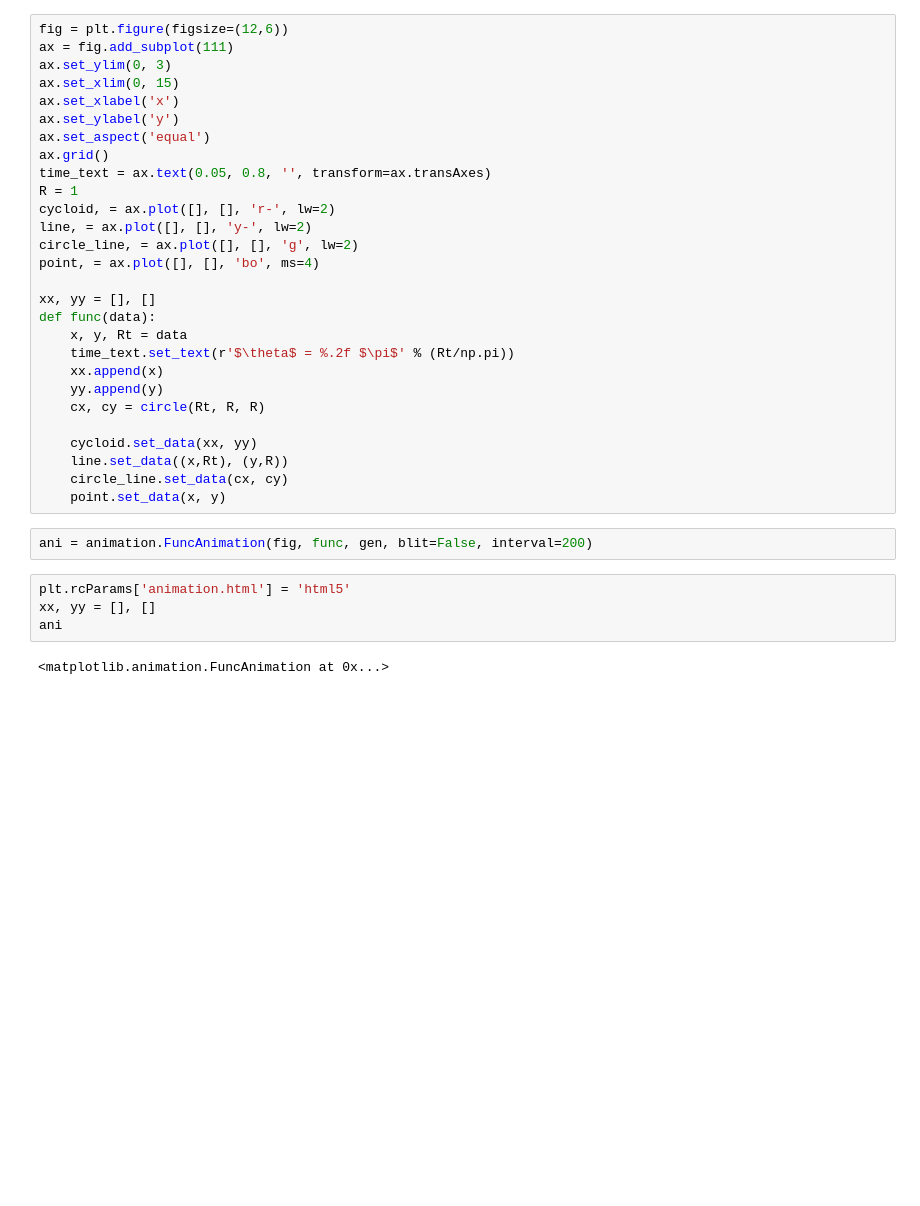
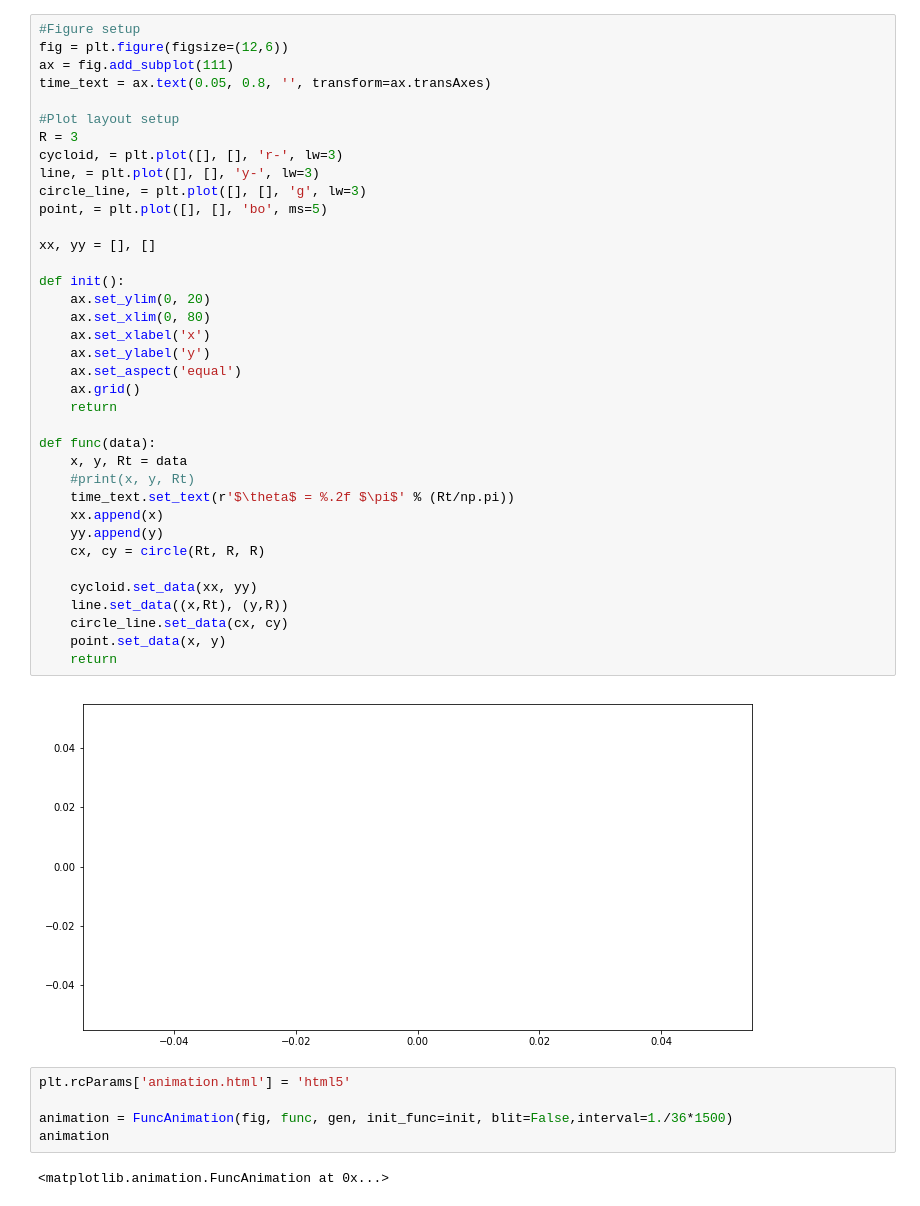
Before and after one commit to c-hebert/MecaDRIL, a Jupyter notebook: 01-Cinematique/Cycloid.ipynb, the cells around one changed output. Saved outputs shown, nothing was run; the diff lists cells and outputs as text; blank space fills up the shorter version.

Commit message:
end of polar and cycloid frames update

```diff
--- a/01-Cinematique/Cycloid.ipynb
+++ b/01-Cinematique/Cycloid.ipynb
@@ -20,37 +20,47 @@ def gen():
         yield R*(theta-np.sin(theta)), R*(1-np.cos(theta)), R*theta
 # %%
+#Figure setup
 fig = plt.figure(figsize=(12,6))
 ax = fig.add_subplot(111)
-ax.set_ylim(0, 3)
-ax.set_xlim(0, 15)
-ax.set_xlabel('x')
-ax.set_ylabel('y')
-ax.set_aspect('equal')
-ax.grid()
 time_text = ax.text(0.05, 0.8, '', transform=ax.transAxes)
-R = 1
-cycloid, = ax.plot([], [], 'r-', lw=2)
-line, = ax.plot([], [], 'y-', lw=2)
-circle_line, = ax.plot([], [], 'g', lw=2)
-point, = ax.plot([], [], 'bo', ms=4)
+
+#Plot layout setup
+R = 3
+cycloid, = plt.plot([], [], 'r-', lw=3)
+line, = plt.plot([], [], 'y-', lw=3)
+circle_line, = plt.plot([], [], 'g', lw=3)
+point, = plt.plot([], [], 'bo', ms=5)
 
 xx, yy = [], []
+
+def init():
+    ax.set_ylim(0, 20)
+    ax.set_xlim(0, 80)
+    ax.set_xlabel('x')
+    ax.set_ylabel('y')
+    ax.set_aspect('equal')
+    ax.grid()
+    return
+
 def func(data):
     x, y, Rt = data
+    #print(x, y, Rt)
     time_text.set_text(r'$\theta$ = %.2f $\pi$' % (Rt/np.pi))
     xx.append(x)
     yy.append(y)
     cx, cy = circle(Rt, R, R)
 
     cycloid.set_data(xx, yy)
     line.set_data((x,Rt), (y,R))
     circle_line.set_data(cx, cy)
     point.set_data(x, y)
+    return
+# %% [output]
+[figure, added]
 # %%
-ani = animation.FuncAnimation(fig, func, gen, blit=False, interval=200)
+plt.rcParams['animation.html'] = 'html5'
+
+animation = FuncAnimation(fig, func, gen, init_func=init, blit=False,interval=1./36*1500)
+animation
+# %% [output]
+<matplotlib.animation.FuncAnimation at 0x...>
-# %%
-plt.rcParams['animation.html'] = 'html5'
-xx, yy = [], []
-ani
-# %% [output]
-<matplotlib.animation.FuncAnimation at 0x...>
```
Also changed, not shown: parts of 2 cells of this notebook, 1 other file.
